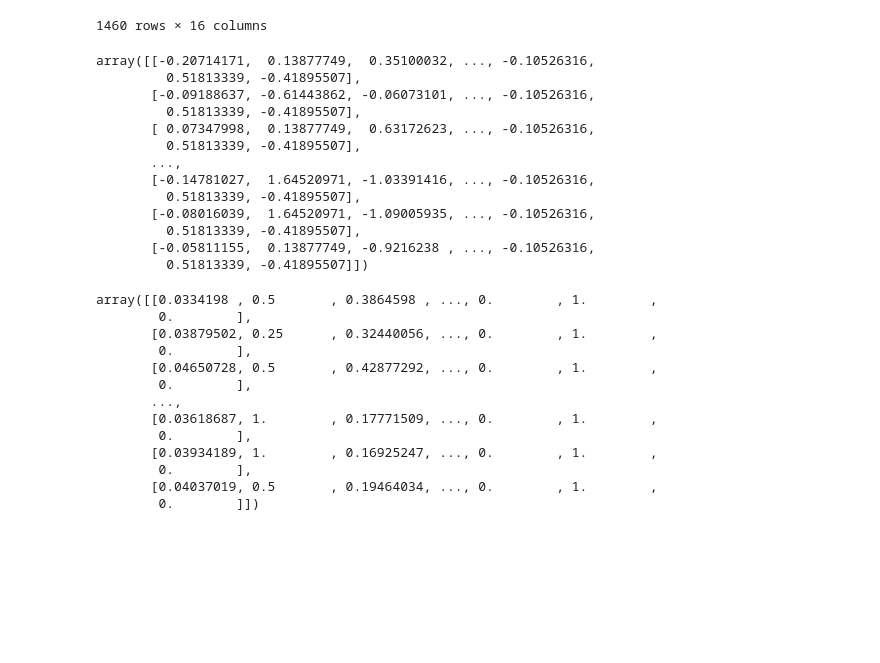
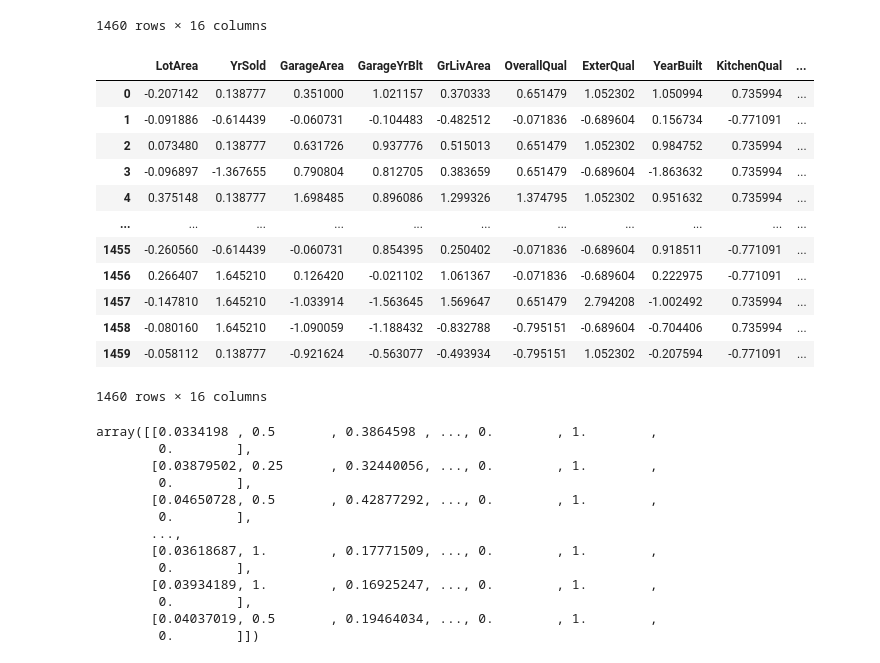
Before and after one commit to mklasby/ensf-444, a Jupyter notebook: lab-2/Linear_regression_Lab_2.ipynb, the cells around one changed output. Drawn from its saved outputs; the diff is of its cells as text; code cells hidden in the pictures; blank space fills up the shorter version.

```diff
--- a/lab-2/Linear_regression_Lab_2.ipynb
+++ b/lab-2/Linear_regression_Lab_2.ipynb
@@ -784,32 +803,32 @@ X_normalized
 # %%
 #  other ways of doing this
 from sklearn.preprocessing import StandardScaler
 
 # Assuming you have a numpy array called 'X' containing your features
 # X.shape should be (number_of_samples, number_of_features)
 
 # Create a StandardScaler instance
 scaler = StandardScaler()
 
 # Fit the scaler to your data and transform the features
 X_normalized = scaler.fit_transform(X)
 
 # X_normalized contains your z-score standardized features
-X_normalized
+pd.DataFrame(X_normalized, columns=X.columns)
 # %% [output]
+|  | LotArea | YrSold | GarageArea | GarageYrBlt | GrLivArea | OverallQual | ExterQual | YearBuilt | KitchenQual | ... |
+| 0 | -0.207142 | 0.138777 | 0.351000 | 1.021157 | 0.370333 | 0.651479 | 1.052302 | 1.050994 | 0.735994 | ... |
+| 1 | -0.091886 | -0.614439 | -0.060731 | -0.104483 | -0.482512 | -0.071836 | -0.689604 | 0.156734 | -0.771091 | ... |
+| 2 | 0.073480 | 0.138777 | 0.631726 | 0.937776 | 0.515013 | 0.651479 | 1.052302 | 0.984752 | 0.735994 | ... |
+| 3 | -0.096897 | -1.367655 | 0.790804 | 0.812705 | 0.383659 | 0.651479 | -0.689604 | -1.863632 | 0.735994 | ... |
+| 4 | 0.375148 | 0.138777 | 1.698485 | 0.896086 | 1.299326 | 1.374795 | 1.052302 | 0.951632 | 0.735994 | ... |
+| ... | ... | ... | ... | ... | ... | ... | ... | ... | ... | ... |
+| 1455 | -0.260560 | -0.614439 | -0.060731 | 0.854395 | 0.250402 | -0.071836 | -0.689604 | 0.918511 | -0.771091 | ... |
+| 1456 | 0.266407 | 1.645210 | 0.126420 | -0.021102 | 1.061367 | -0.071836 | -0.689604 | 0.222975 | -0.771091 | ... |
+| 1457 | -0.147810 | 1.645210 | -1.033914 | -1.563645 | 1.569647 | 0.651479 | 2.794208 | -1.002492 | 0.735994 | ... |
+| 1458 | -0.080160 | 1.645210 | -1.090059 | -1.188432 | -0.832788 | -0.795151 | -0.689604 | -0.704406 | 0.735994 | ... |
+| 1459 | -0.058112 | 0.138777 | -0.921624 | -0.563077 | -0.493934 | -0.795151 | 1.052302 | -0.207594 | -0.771091 | ... |
-array([[-0.20714171,  0.13877749,  0.35100032, ..., -0.10526316,
-         0.51813339, -0.41895507],
-       [-0.09188637, -0.61443862, -0.06073101, ..., -0.10526316,
-         0.51813339, -0.41895507],
-       [ 0.07347998,  0.13877749,  0.63172623, ..., -0.10526316,
-         0.51813339, -0.41895507],
-       ...,
-       [-0.14781027,  1.64520971, -1.03391416, ..., -0.10526316,
-         0.51813339, -0.41895507],
-       [-0.08016039,  1.64520971, -1.09005935, ..., -0.10526316,
-         0.51813339, -0.41895507],
-       [-0.05811155,  0.13877749, -0.9216238 , ..., -0.10526316,
-         0.51813339, -0.41895507]])
+1460 rows × 16 columns
 # %%
 from sklearn.preprocessing import MinMaxScaler
 
```
Also changed, not shown: parts of 17 cells of this notebook.
